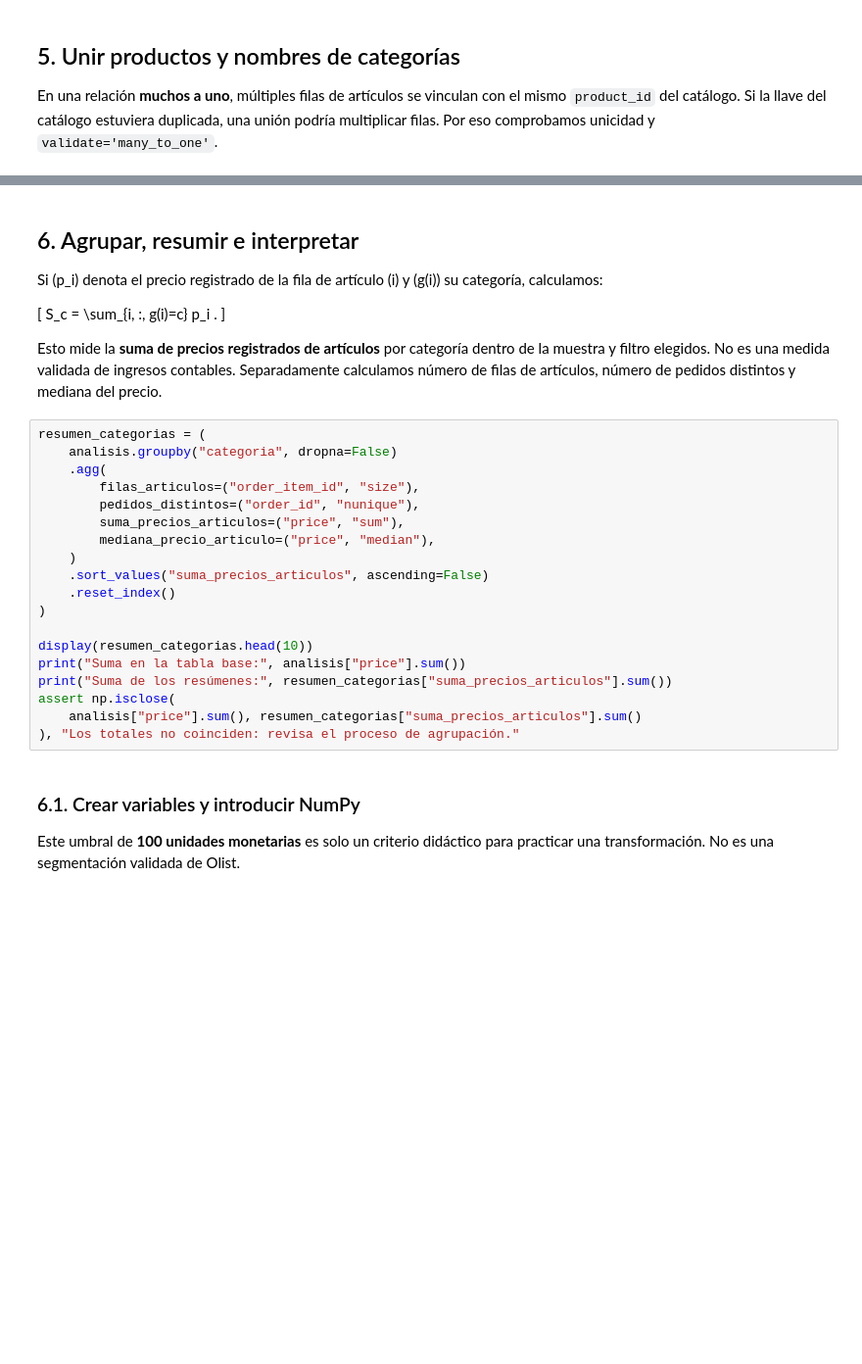
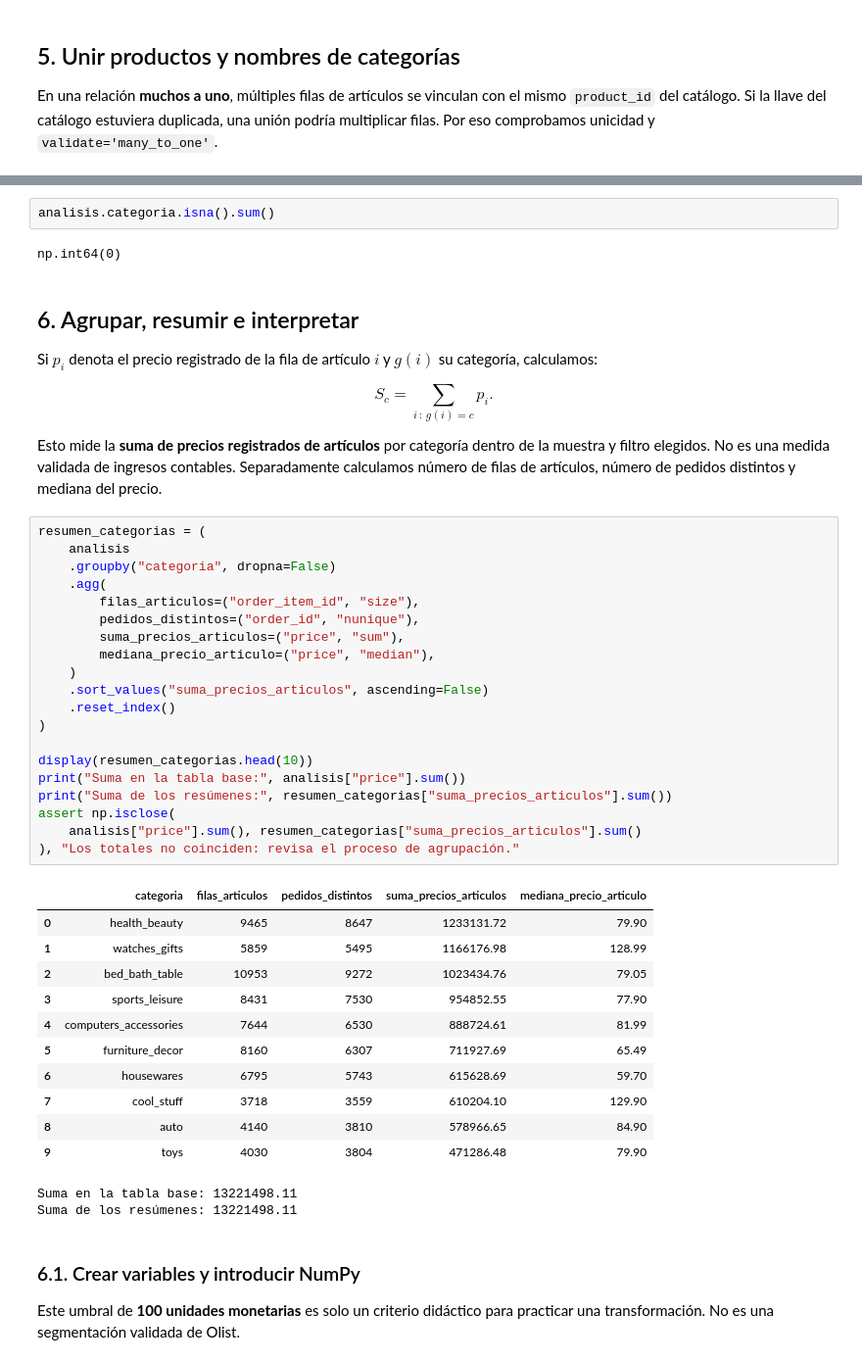
Before and after one commit to chaffrey8/DMEMCD_2026, a Jupyter notebook: Python/S03_Notebook_Demostracion_Python_v02.ipynb, the cells around one changed output, grey strips where cells are left out. Shown at 98% size. Drawn from its saved outputs; the diff is of its cells as text; blank space fills up the shorter version.

```diff
--- a/Python/S03_Notebook_Demostracion_Python_v02.ipynb
+++ b/Python/S03_Notebook_Demostracion_Python_v02.ipynb
@@ -229,32 +328,49 @@ display(analisis[["order_id", "product_id", "categoria", "price"]].head())
+# %%
+analisis.categoria.isna().sum()
+# %% [output]
+np.int64(0)
 # %% [markdown]
 ## 6. Agrupar, resumir e interpretar
 
-Si \(p_i\) denota el precio registrado de la fila de artículo \(i\) y \(g(i)\) su categoría, calculamos:
+Si $p_i$ denota el precio registrado de la fila de artículo $i$ y $g(i)$ su categoría, calculamos:
 
-\[
-S_c = \sum_{i\, :\, g(i)=c} p_i .
-\]
+$$S_c = \sum_{i\, :\, g(i)=c} p_i .$$
 
 Esto mide la **suma de precios registrados de artículos** por categoría dentro de la muestra y filtro elegidos. No es una medida validada de ingresos contables. Separadamente calculamos número de filas de artículos, número de pedidos distintos y mediana del precio.
 # %%
 resumen_categorias = (
-    analisis.groupby("categoria", dropna=False)
+    analisis
+    .groupby("categoria", dropna=False)
     .agg(
         filas_articulos=("order_item_id", "size"),
         pedidos_distintos=("order_id", "nunique"),
         suma_precios_articulos=("price", "sum"),
         mediana_precio_articulo=("price", "median"),
     )
     .sort_values("suma_precios_articulos", ascending=False)
     .reset_index()
 )
 
 display(resumen_categorias.head(10))
 print("Suma en la tabla base:", analisis["price"].sum())
 print("Suma de los resúmenes:", resumen_categorias["suma_precios_articulos"].sum())
 assert np.isclose(
     analisis["price"].sum(), resumen_categorias["suma_precios_articulos"].sum()
 ), "Los totales no coinciden: revisa el proceso de agrupación."
+# %% [output]
+|  | categoria | filas_articulos | pedidos_distintos | suma_precios_articulos | mediana_precio_articulo |
+| 0 | health_beauty | 9465 | 8647 | 1233131.72 | 79.90 |
+| 1 | watches_gifts | 5859 | 5495 | 1166176.98 | 128.99 |
+| 2 | bed_bath_table | 10953 | 9272 | 1023434.76 | 79.05 |
+| 3 | sports_leisure | 8431 | 7530 | 954852.55 | 77.90 |
+| 4 | computers_accessories | 7644 | 6530 | 888724.61 | 81.99 |
+| 5 | furniture_decor | 8160 | 6307 | 711927.69 | 65.49 |
+| 6 | housewares | 6795 | 5743 | 615628.69 | 59.70 |
+| 7 | cool_stuff | 3718 | 3559 | 610204.10 | 129.90 |
+| 8 | auto | 4140 | 3810 | 578966.65 | 84.90 |
+| 9 | toys | 4030 | 3804 | 471286.48 | 79.90 |
+Suma en la tabla base: 13221498.11
+Suma de los resúmenes: 13221498.11
 # %% [markdown]
 ### 6.1. Crear variables y introducir NumPy
 
```
Also changed, not shown: parts of 12 cells of this notebook, 1 other file.
